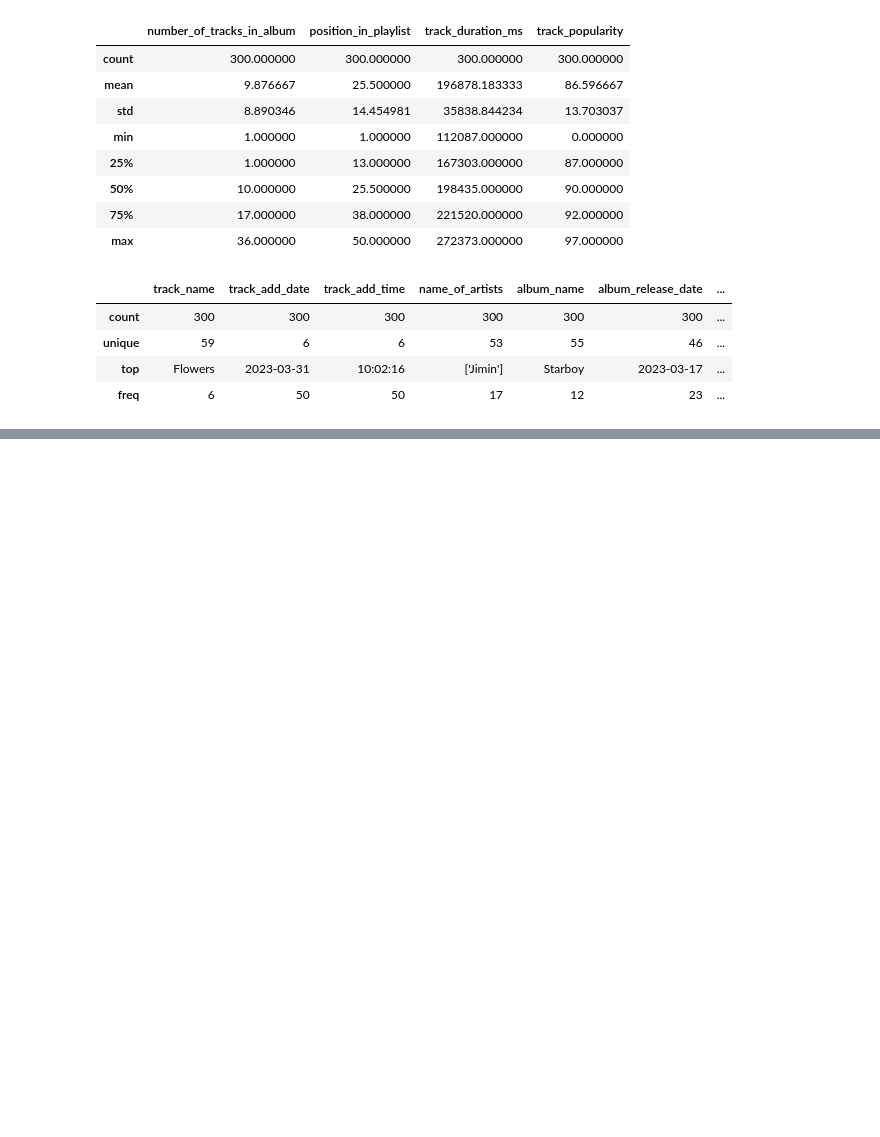
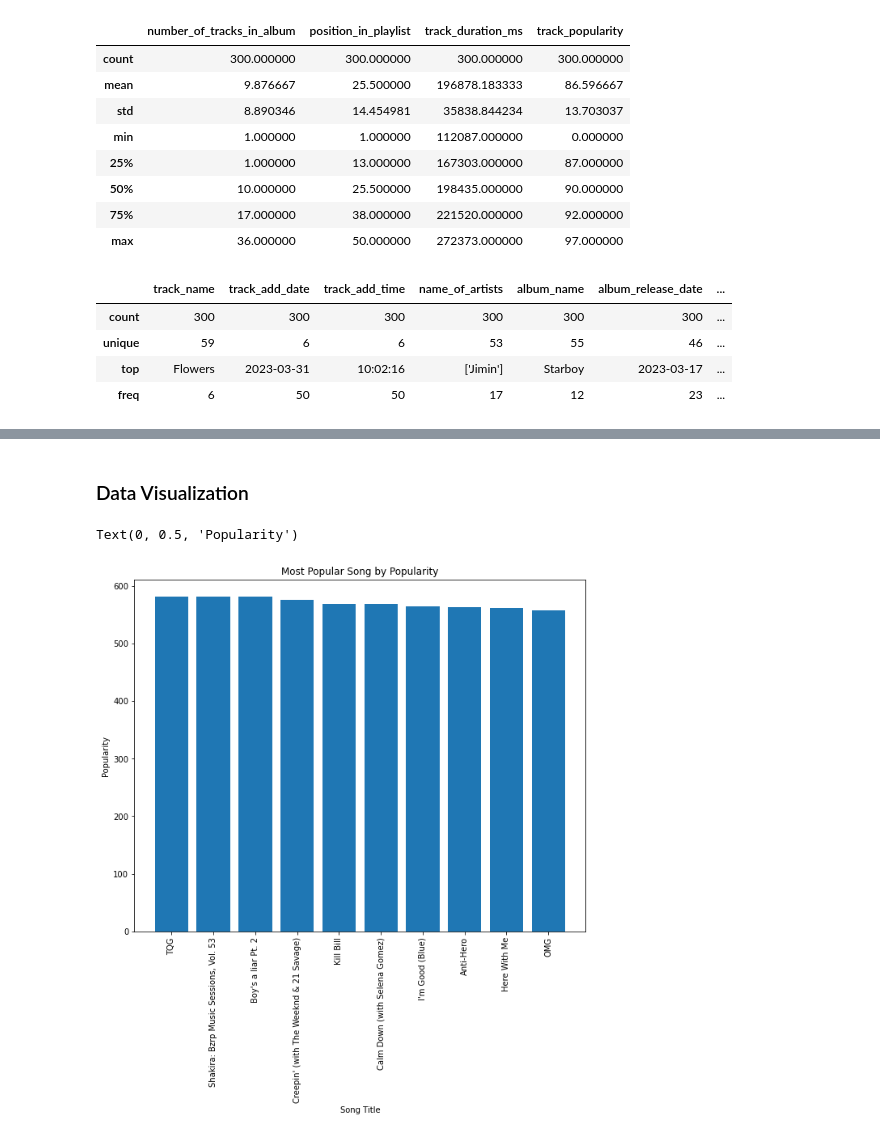
Before and after one commit to sitifatim/eda-learning, a Jupyter notebook: spotify-50 top songs.ipynb, the cells around one changed output, grey strips where cells are left out. Saved outputs shown, nothing was run; the diff lists cells and outputs as text; code cells hidden in the pictures; blank space fills up the shorter version.

```diff
--- a/spotify-50 top songs.ipynb
+++ b/spotify-50 top songs.ipynb
@@ -87,0 +88,15 @@ From dataset description, some basic informations that we can see:
+# %% [markdown]
+### Data Visualization
+# %%
+#Most popular Track
+
+popular_track = df.groupby('track_name')['track_popularity'].sum().sort_values(ascending=False).head(10)
+plt.figure(figsize=(10,8))
+plt.xticks(rotation=90)
+plt.bar(popular_track.index, popular_track)
+plt.title('Most Popular Song by Popularity')
+plt.xlabel('Song Title')
+plt.ylabel('Popularity')
+# %% [output]
+Text(0, 0.5, 'Popularity')
+[figure, added]
```
Also changed, not shown: parts of 5 cells of this notebook.
